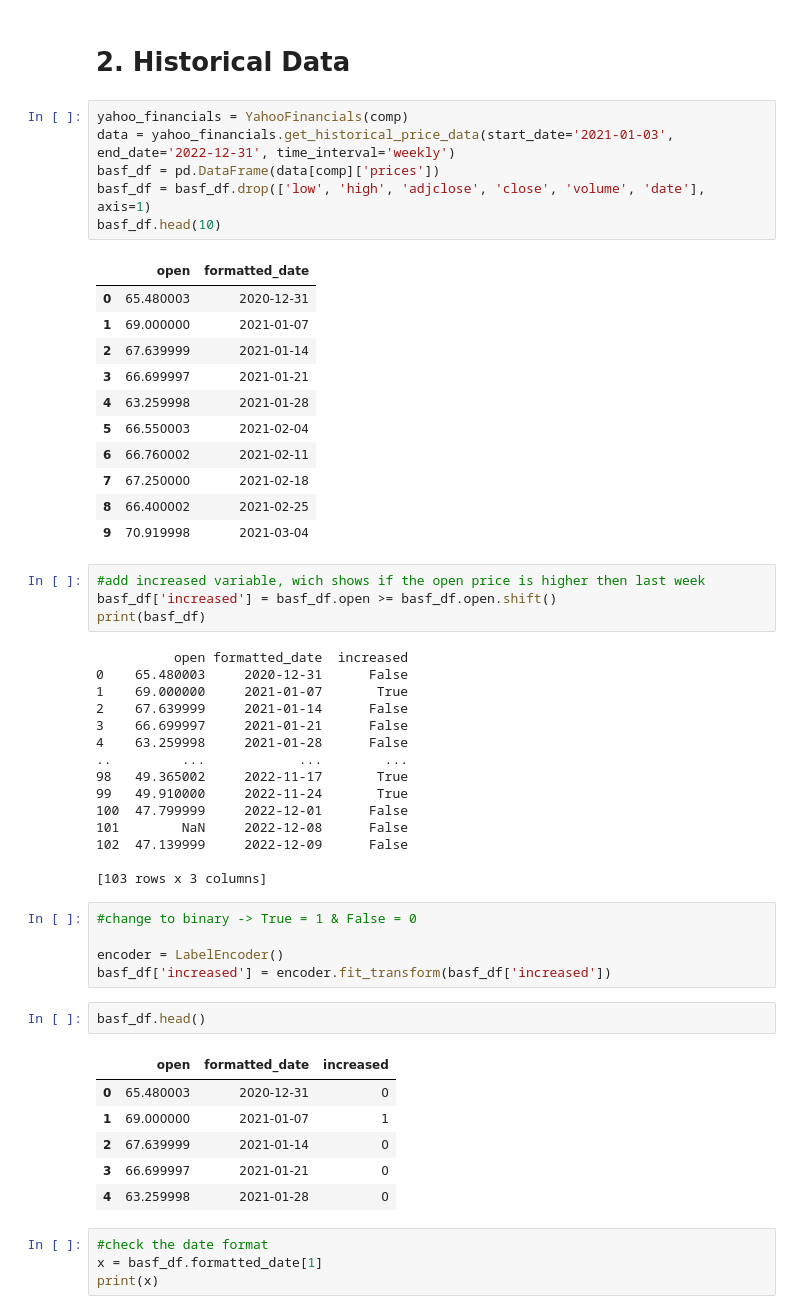
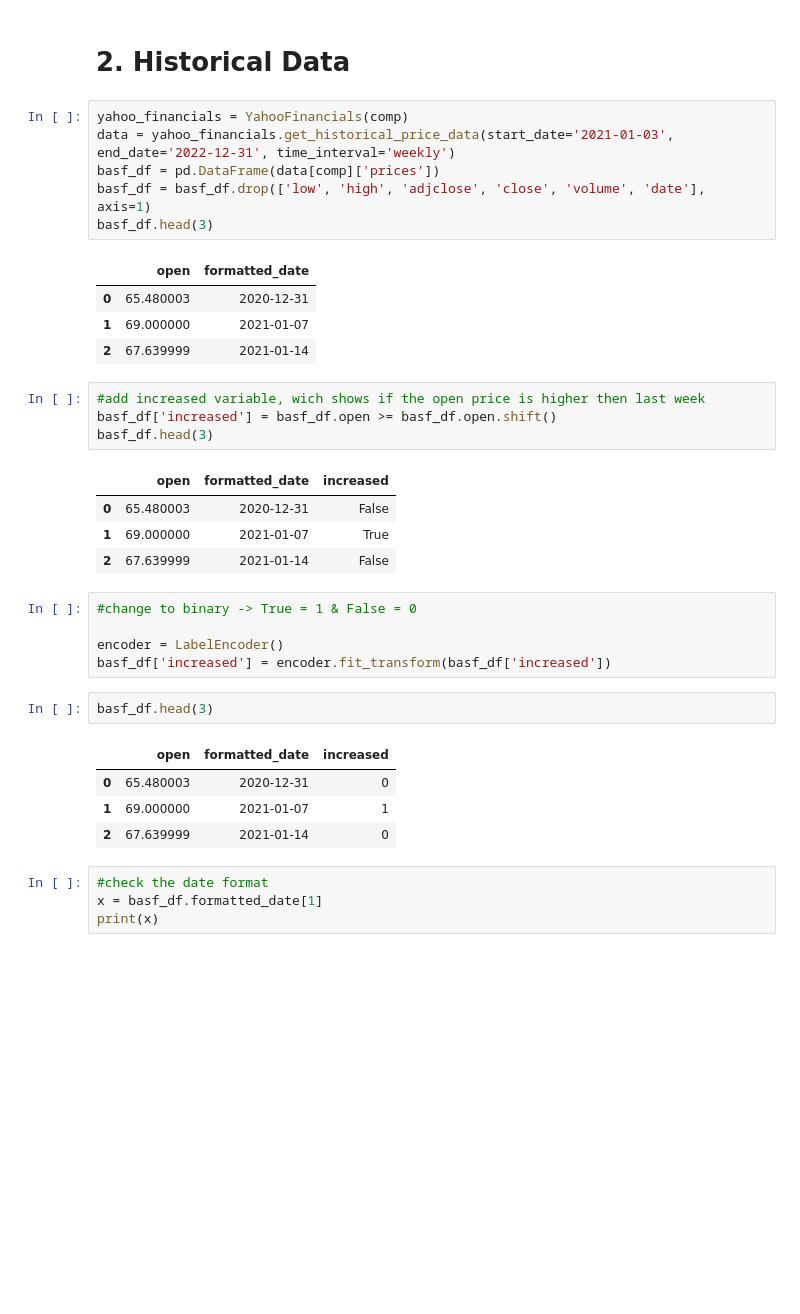
Before and after one commit to tomheyden/StockPricePrediction, a Jupyter notebook: StockPrices.ipynb, the cells around one changed output. Saved outputs shown, nothing was run; the diff lists cells and outputs as text; blank space fills up the shorter version.

```diff
--- a/StockPrices.ipynb
+++ b/StockPrices.ipynb
@@ -66,54 +48,35 @@ Tel: 49 0621 60 0
 # %%
 yahoo_financials = YahooFinancials(comp)
 data = yahoo_financials.get_historical_price_data(start_date='2021-01-03', end_date='2022-12-31', time_interval='weekly')
 basf_df = pd.DataFrame(data[comp]['prices'])
 basf_df = basf_df.drop(['low', 'high', 'adjclose', 'close', 'volume', 'date'], axis=1)
-basf_df.head(10)
+basf_df.head(3)
 # %% [output]
 |  | open | formatted_date |
 | 0 | 65.480003 | 2020-12-31 |
 | 1 | 69.000000 | 2021-01-07 |
 | 2 | 67.639999 | 2021-01-14 |
-| 3 | 66.699997 | 2021-01-21 |
-| 4 | 63.259998 | 2021-01-28 |
-| 5 | 66.550003 | 2021-02-04 |
-| 6 | 66.760002 | 2021-02-11 |
-| 7 | 67.250000 | 2021-02-18 |
-| 8 | 66.400002 | 2021-02-25 |
-| 9 | 70.919998 | 2021-03-04 |
 # %%
 #add increased variable, wich shows if the open price is higher then last week
 basf_df['increased'] = basf_df.open >= basf_df.open.shift()
-print(basf_df)
+basf_df.head(3)
 # %% [output]
-          open formatted_date  increased
-0    65.480003     2020-12-31      False
-1    69.000000     2021-01-07       True
-2    67.639999     2021-01-14      False
-3    66.699997     2021-01-21      False
-4    63.259998     2021-01-28      False
-..         ...            ...        ...
-98   49.365002     2022-11-17       True
-99   49.910000     2022-11-24       True
-100  47.799999     2022-12-01      False
-101        NaN     2022-12-08      False
-102  47.139999     2022-12-09      False
-
-[103 rows x 3 columns]
+|  | open | formatted_date | increased |
+| 0 | 65.480003 | 2020-12-31 | False |
+| 1 | 69.000000 | 2021-01-07 | True |
+| 2 | 67.639999 | 2021-01-14 | False |
 # %%
 #change to binary -> True = 1 & False = 0
 
 encoder = LabelEncoder()
 basf_df['increased'] = encoder.fit_transform(basf_df['increased'])
 # %%
-basf_df.head()
+basf_df.head(3)
 # %% [output]
 |  | open | formatted_date | increased |
 | 0 | 65.480003 | 2020-12-31 | 0 |
 | 1 | 69.000000 | 2021-01-07 | 1 |
 | 2 | 67.639999 | 2021-01-14 | 0 |
-| 3 | 66.699997 | 2021-01-21 | 0 |
-| 4 | 63.259998 | 2021-01-28 | 0 |
 # %%
 #check the date format
 x = basf_df.formatted_date[1]
```
Also changed, not shown: parts of 10 cells of this notebook.
